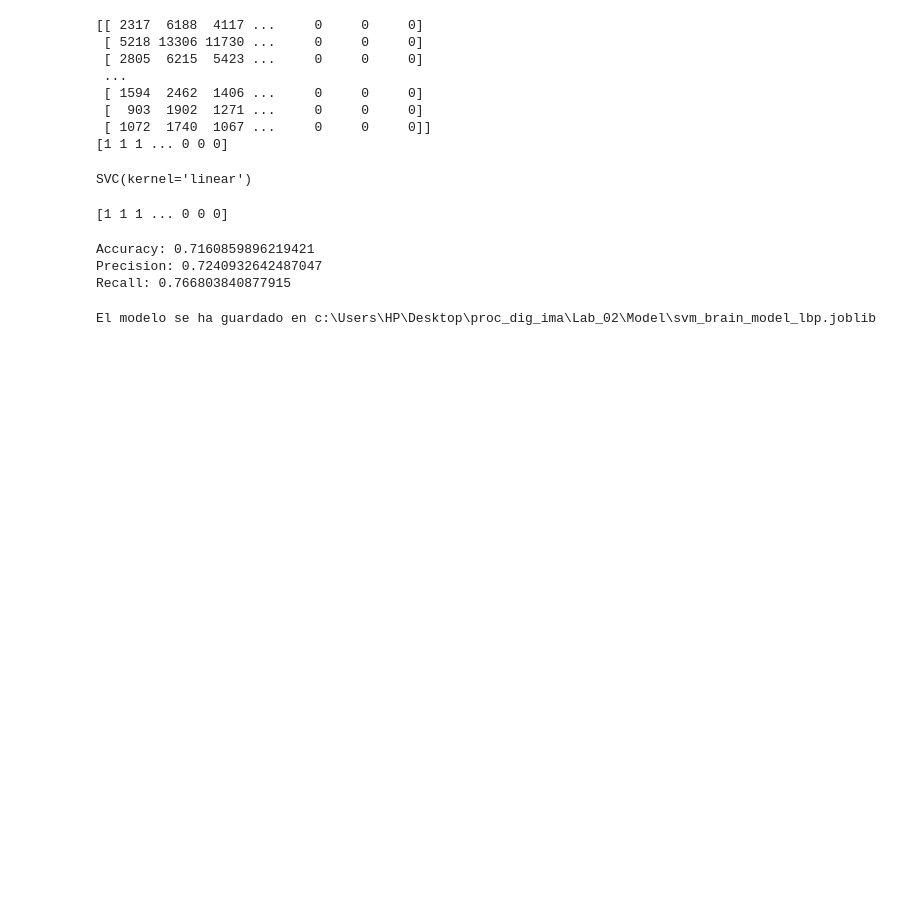
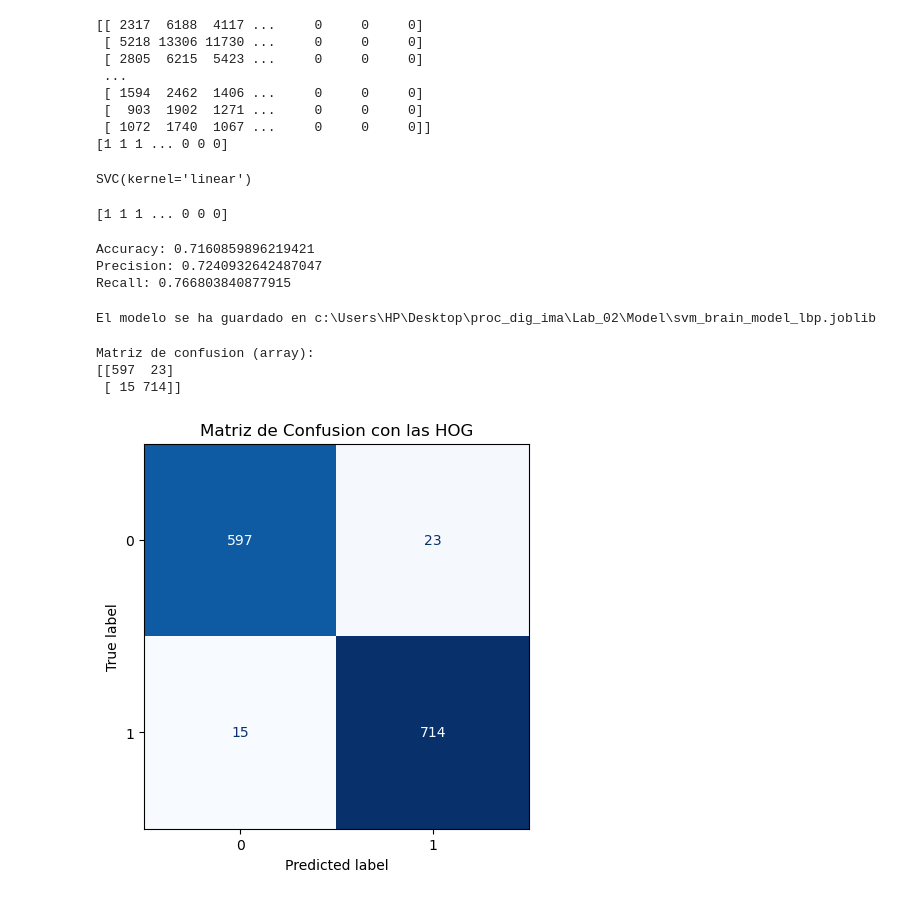
Before and after one commit to SantCorrea802/Lab_02_Procesamiento_Digital_de_Imagenes, a Jupyter notebook: Model/entrenar_modelo.ipynb, the cells around one changed output. Saved outputs shown, nothing was run; the diff lists cells and outputs as text; code cells hidden in the pictures; blank space fills up the shorter version.

Commit message:
Se sube la primera parte del informe documentando el proyecto y pequeños cambios como cambiar el nombre de la ventana y la matriz de confusion en entrenar modelo

```diff
--- a/Model/entrenar_modelo.ipynb
+++ b/Model/entrenar_modelo.ipynb
@@ -171,3 +171,26 @@ joblib.dump(clasifier_lbp, path_model / "svm_brain_model_lbp.joblib") # guardamo
 print("El modelo se ha guardado en", path_model / "svm_brain_model_lbp.joblib")
 # %% [output]
 El modelo se ha guardado en c:\Users\HP\Desktop\proc_dig_ima\Lab_02\Model\svm_brain_model_lbp.joblib
+# %%
+
+from sklearn.metrics import confusion_matrix, ConfusionMatrixDisplay
+import matplotlib.pyplot as plt
+
+# calcula la matriz de confusion
+cm = confusion_matrix(y_test_hog, y_pred_hog)
+
+# muestra la matriz
+print("Matriz de confusion (array):")
+print(cm)
+
+#
+disp = ConfusionMatrixDisplay(confusion_matrix=cm, display_labels=clasifier_hog.classes_)
+fig, ax = plt.subplots(figsize=(5,5))
+disp.plot(cmap="Blues", ax=ax, colorbar=False)
+plt.title("Matriz de Confusion con las HOG")
+plt.show()
+# %% [output]
+Matriz de confusion (array):
+[[597  23]
+ [ 15 714]]
+[figure, added]
```
Also changed, not shown: parts of 1 cell of this notebook, 2 other files.
